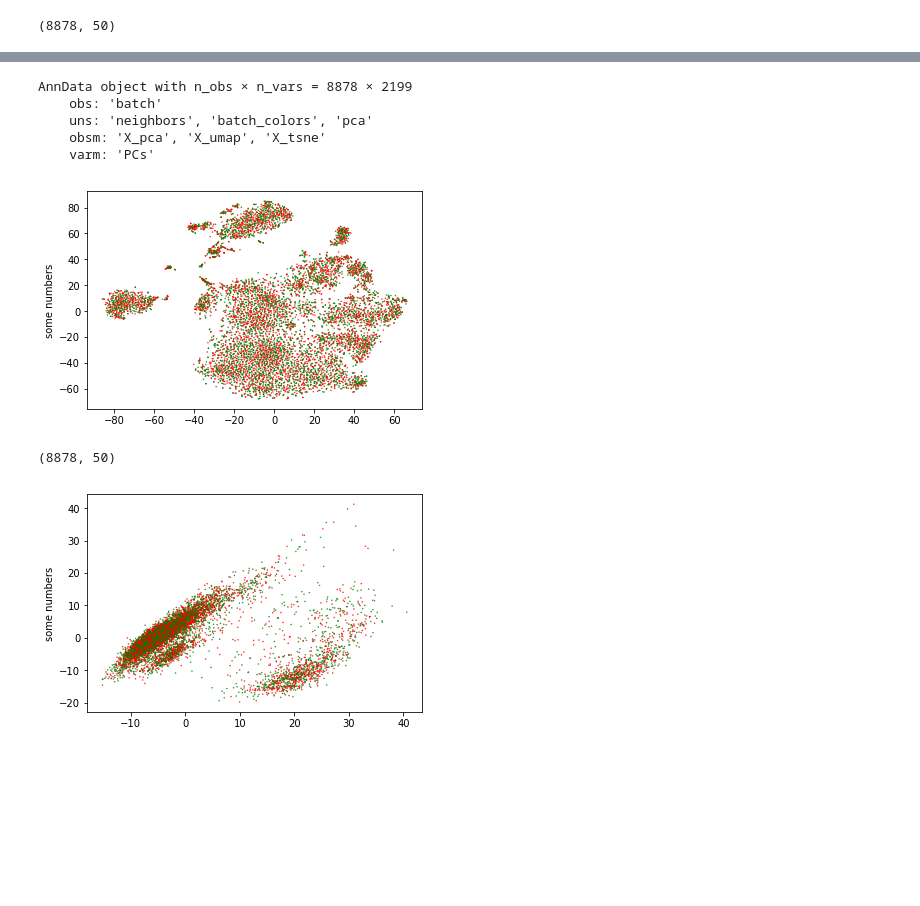
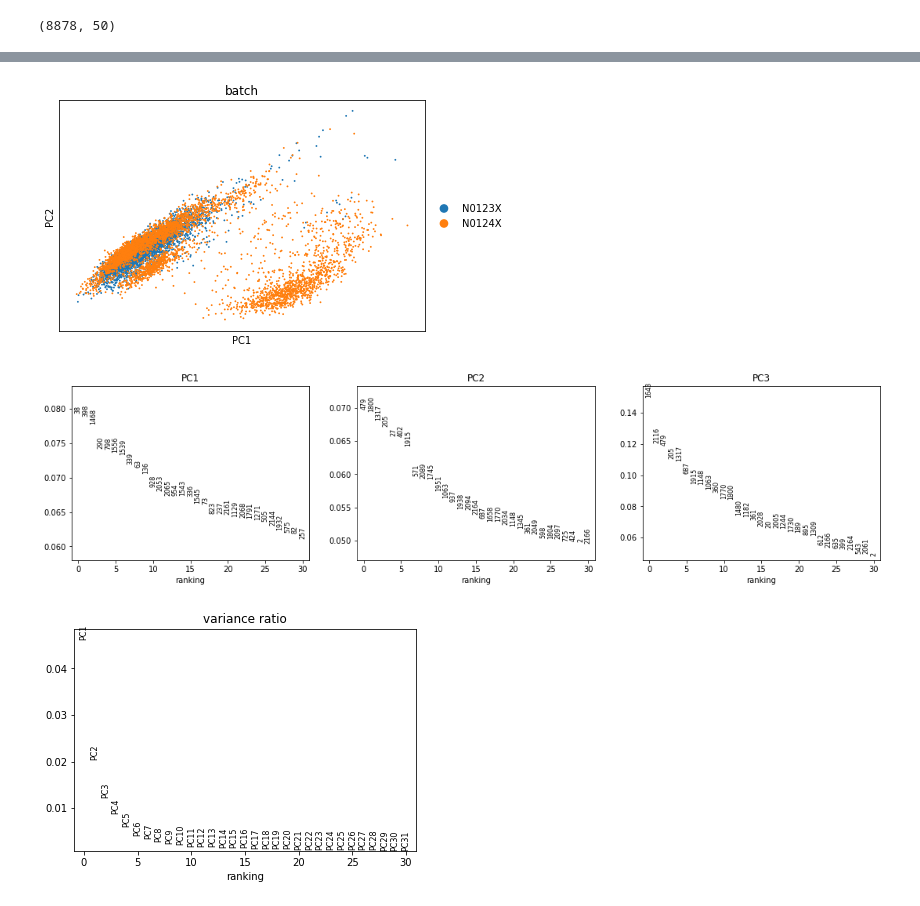
Before and after one commit to podorskaja/Bachelor_thesis, a Jupyter notebook: mnnpy_data_.ipynb, the cells around one changed output, grey strips where cells are left out. Cells and saved outputs as stored; diff of their text form; code cells hidden in the pictures; blank space fills up the shorter version.

```diff
--- a/mnnpy_data_.ipynb
+++ b/mnnpy_data_.ipynb
@@ -92,24 +99,6 @@ Wall time: 5min 21s
-# %%
-adata
-# %% [output]
-AnnData object with n_obs × n_vars = 8878 × 2199
-    obs: 'batch'
-    uns: 'neighbors', 'batch_colors', 'pca'
-    obsm: 'X_pca', 'X_umap', 'X_tsne'
-    varm: 'PCs'
-# %%
-plt.scatter(adata.obsm.X_tsne[:,0], adata.obsm.X_tsne[:,1], s=0.2, color=['red','green'] )
-plt.ylabel('some numbers')
-plt.show()
-# %% [output]
-[figure, removed]
-# %%
-adata.obsm.X_pca.shape
-# %% [output]
-(8878, 50)
-# %%
-plt.scatter(adata.obsm.X_pca[:,0], adata.obsm.X_pca[:,1], s=0.2, color=['red','green'] )
-plt.ylabel('some numbers')
-plt.show()
-# %% [output]
-[figure, removed]
+# %%
+sc.pl.pca(adata, color='batch')
+# %% [output]
+[figure, added]
+[figure, added]
+[figure, added]
```
Also changed, not shown: parts of 8 cells of this notebook, 1 other file.
